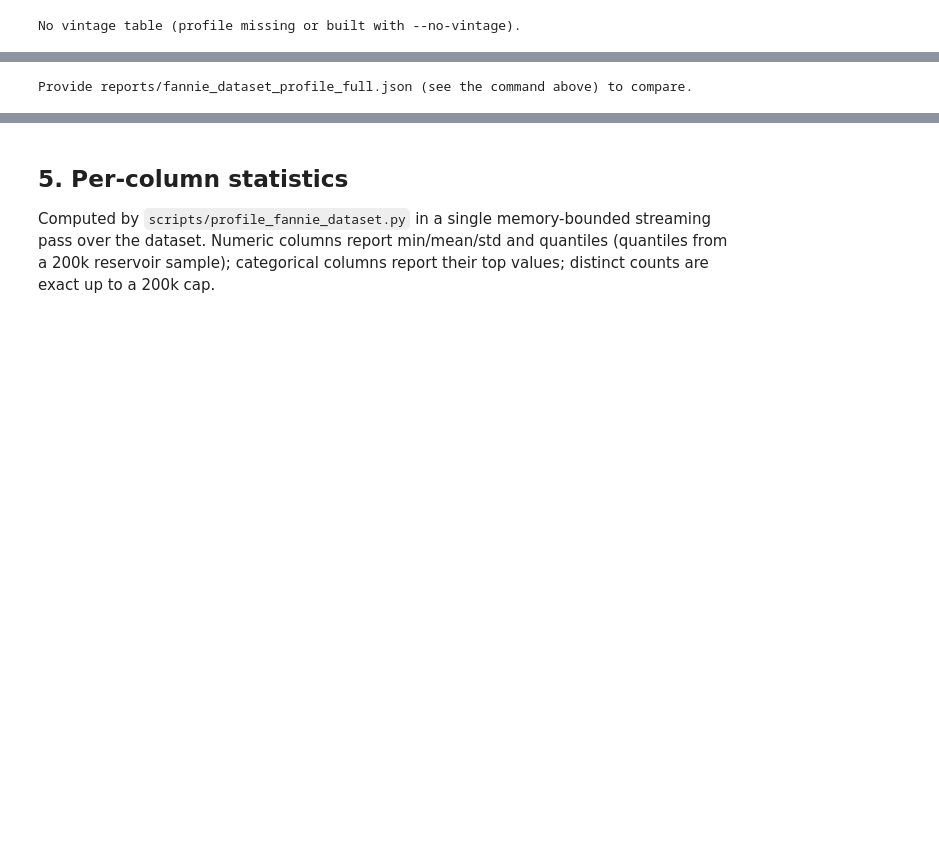
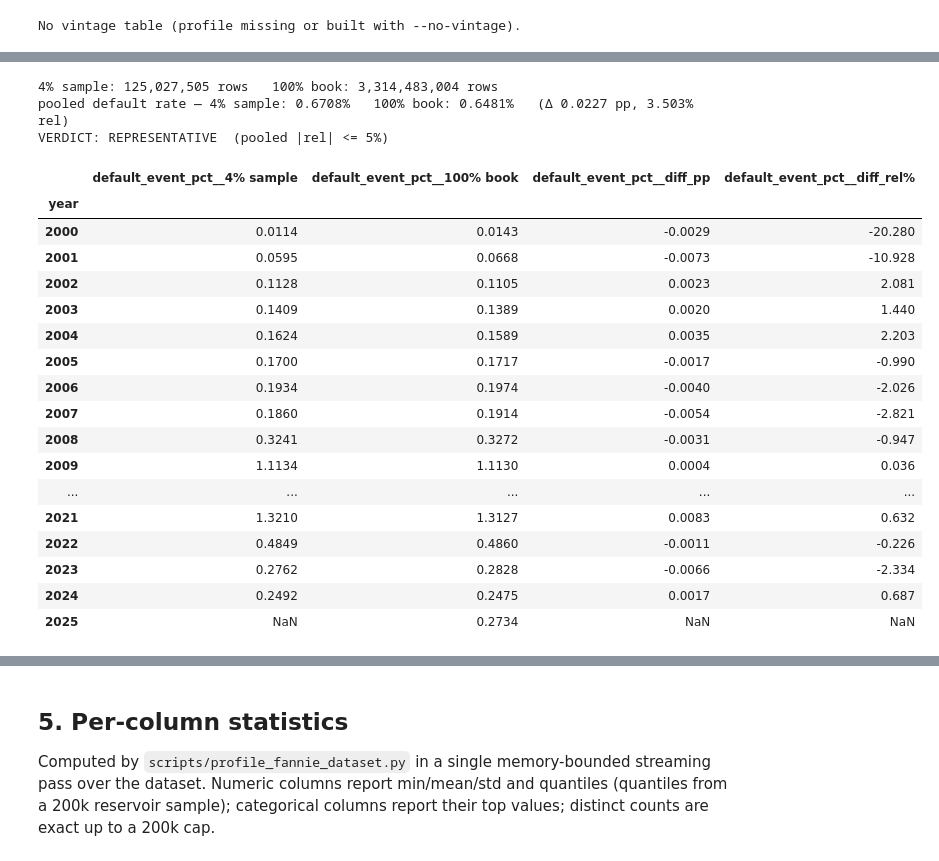
Before and after one commit to sriramarun/credit-foundation-model, a Jupyter notebook: notebooks/06_fannie_data_bible.ipynb, the cells around one changed output, grey strips where cells are left out. Saved outputs shown, nothing was run; the diff lists cells and outputs as text; code cells hidden in the pictures; blank space fills up the shorter version.

Commit message:
notebook: wire 4%-vs-100% delinquency comparison to real artifacts + verdict
Co-Authored-By: Claude Opus 4.8 <noreply@anthropic.com>

```diff
--- a/notebooks/06_fannie_data_bible.ipynb
+++ b/notebooks/06_fannie_data_bible.ipynb
@@ -302,24 +311,48 @@ are just sampling noise.
 # %%
-FULL_PATH = ROOT / "reports" / "fannie_dataset_profile_full.json"
-if PROFILE and FULL_PATH.exists():
+DLQ_4PCT = ROOT / "reports" / "delinquency_4pct.json"
+DLQ_100PCT = ROOT / "reports" / "delinquency_100pct.json"
+if DLQ_4PCT.exists() and DLQ_100PCT.exists():
     CMP = importlib.util.spec_from_file_location("cmp", ROOT / "scripts" / "compare_profiles.py")
     cmp = importlib.util.module_from_spec(CMP)
     CMP.loader.exec_module(cmp)
-    full = json.loads(FULL_PATH.read_text())
+    prof_4, prof_100 = json.loads(DLQ_4PCT.read_text()), json.loads(DLQ_100PCT.read_text())
     LA, LB = "4% sample", "100% book"
-    yt = cmp._year_table(PROFILE, full, LA, LB)
-    pa, pb = cmp._pooled(PROFILE), cmp._pooled(full)
-    print(f"pooled default rate — {LA}: {pa['default_event_pct']}%   "
-          f"{LB}: {pb['default_event_pct']}%   "
-          f"(Δ {round(pa['default_event_pct'] - pb['default_event_pct'], 4)} pp, "
-          f"{cmp._rel(pa['default_event_pct'], pb['default_event_pct'])}% rel)")
+    yt = cmp._year_table(prof_4, prof_100, LA, LB)
+    pa, pb = cmp._pooled(prof_4), cmp._pooled(prof_100)
+    rel = cmp._rel(pa["default_event_pct"], pb["default_event_pct"])
+    verdict = "REPRESENTATIVE" if (rel is not None and abs(rel) <= 5.0) else "REVIEW"
+    print(f"{LA}: {prof_4['n_rows']:,} rows   {LB}: {prof_100['n_rows']:,} rows")
+    print(f"pooled default rate — {LA}: {pa['default_event_pct']}%   {LB}: {pb['default_event_pct']}%"
+          f"   (Δ {round(pa['default_event_pct'] - pb['default_event_pct'], 4)} pp, {rel}% rel)")
+    print(f"VERDICT: {verdict}  (pooled |rel| <= 5%)")
     display(yt[[f"default_event_pct__{LA}", f"default_event_pct__{LB}",
                 "default_event_pct__diff_pp", "default_event_pct__diff_rel%"]])
 else:
     yt = None
-    print("Provide reports/fannie_dataset_profile_full.json (see the command above) to compare.")
+    print("Provide reports/delinquency_4pct.json and reports/delinquency_100pct.json "
+          "(see the commands above) to activate this comparison.")
 # %% [output]
-Provide reports/fannie_dataset_profile_full.json (see the command above) to compare.
+4% sample: 125,027,505 rows   100% book: 3,314,483,004 rows
+pooled default rate — 4% sample: 0.6708%   100% book: 0.6481%   (Δ 0.0227 pp, 3.503% rel)
+VERDICT: REPRESENTATIVE  (pooled |rel| <= 5%)
+|  | default_event_pct__4% sample | default_event_pct__100% book | default_event_pct__diff_pp | default_event_pct__diff_rel% |
+| year |  |  |  |  |
+| 2000 | 0.0114 | 0.0143 | -0.0029 | -20.280 |
+| 2001 | 0.0595 | 0.0668 | -0.0073 | -10.928 |
+| 2002 | 0.1128 | 0.1105 | 0.0023 | 2.081 |
+| 2003 | 0.1409 | 0.1389 | 0.0020 | 1.440 |
+| 2004 | 0.1624 | 0.1589 | 0.0035 | 2.203 |
+| 2005 | 0.1700 | 0.1717 | -0.0017 | -0.990 |
+| 2006 | 0.1934 | 0.1974 | -0.0040 | -2.026 |
+| 2007 | 0.1860 | 0.1914 | -0.0054 | -2.821 |
+| 2008 | 0.3241 | 0.3272 | -0.0031 | -0.947 |
+| 2009 | 1.1134 | 1.1130 | 0.0004 | 0.036 |
+| ... | ... | ... | ... | ... |
+| 2021 | 1.3210 | 1.3127 | 0.0083 | 0.632 |
+| 2022 | 0.4849 | 0.4860 | -0.0011 | -0.226 |
+| 2023 | 0.2762 | 0.2828 | -0.0066 | -2.334 |
+| 2024 | 0.2492 | 0.2475 | 0.0017 | 0.687 |
+| 2025 | NaN | 0.2734 | NaN | NaN |
 # %%
 if yt is not None:
     import matplotlib.pyplot as plt
```
Also changed, not shown: parts of 2 cells of this notebook, 1 other file.
